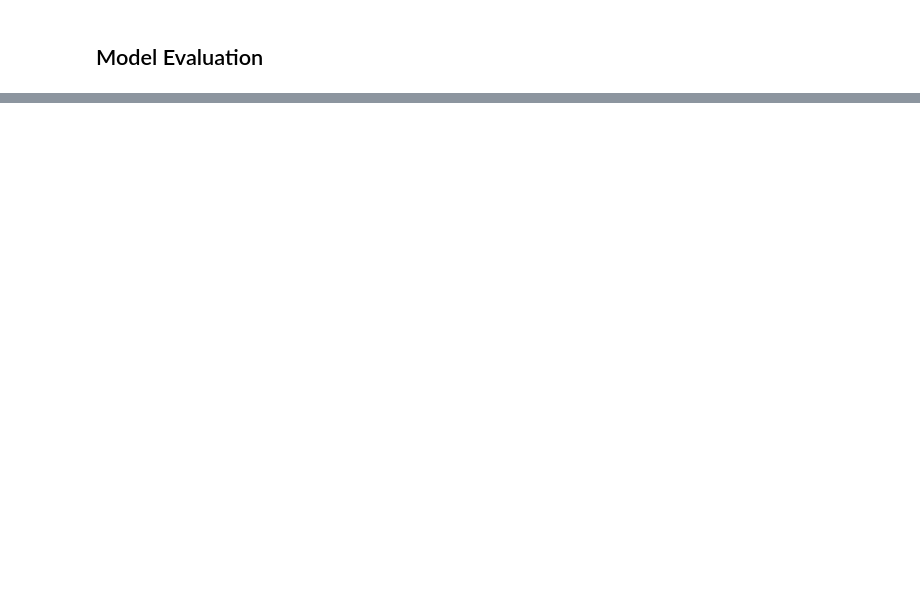
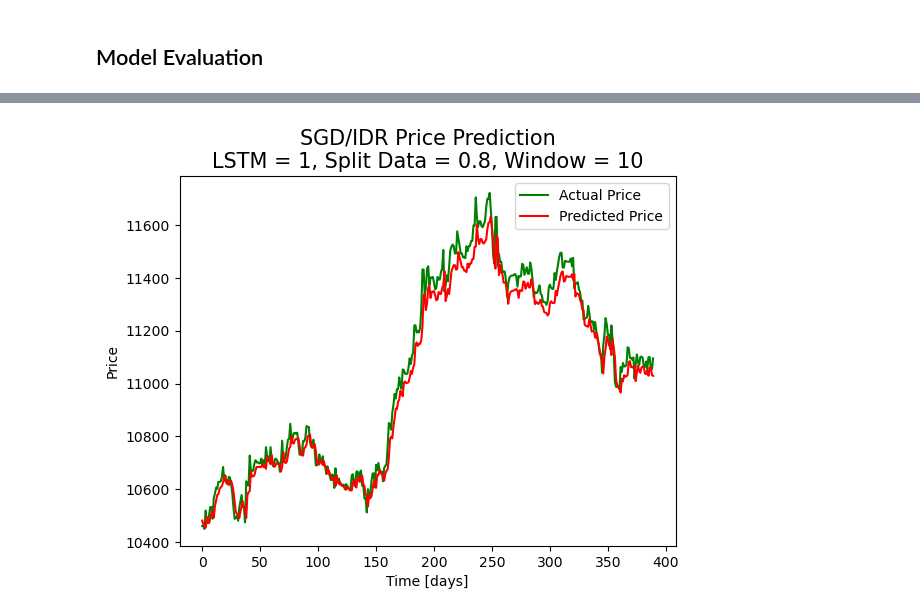
Before and after one commit to danielprasetyo7952/Tugas-Akhir, a Jupyter notebook: [TA] Foreign Exchange --- GA-LSTM [Split].ipynb, the cells around one changed output, grey strips where cells are left out. Cells and saved outputs as stored; diff of their text form; code cells hidden in the pictures; blank space fills up the shorter version.

```diff
--- a/[TA] Foreign Exchange --- GA-LSTM [Split].ipynb
+++ b/[TA] Foreign Exchange --- GA-LSTM [Split].ipynb
@@ -193,13 +271,15 @@ y_hat_inverse = scaler.inverse_transform(y_hat)
 # %%
 plt.plot(y_test_inverse, label="Actual Price", color='green')
 plt.plot(y_hat_inverse, label="Predicted Price", color='red')
 
-plt.title(f'{SHEET_NAME[1]} Price Prediction\nLSTM = {LSTM_Layer}, Split Data = {SPLIT}, Window = {WINDOW_SIZE}', fontsize=15)
+plt.title(f'{SHEET_NAME[2]} Price Prediction\nLSTM = {LSTM_Layer}, Split Data = {SPLIT}, Window = {WINDOW_SIZE}', fontsize=15)
 plt.xlabel('Time [days]')
 plt.ylabel('Price')
 plt.legend(loc='best')
 
 plt.show()
+# %% [output]
+[figure, added]
 # %%
 def matrices(actual, predicted):
     mse = mean_squared_error(actual, predicted)
```
Also changed, not shown: parts of 12 cells of this notebook.
